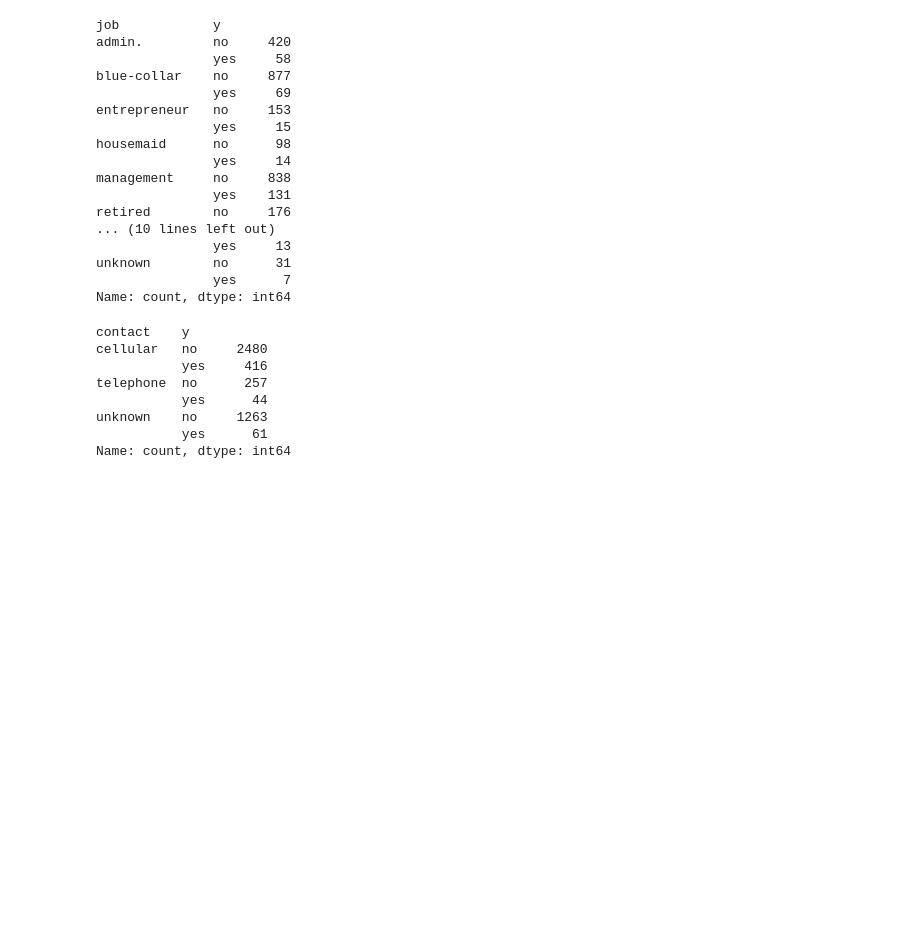
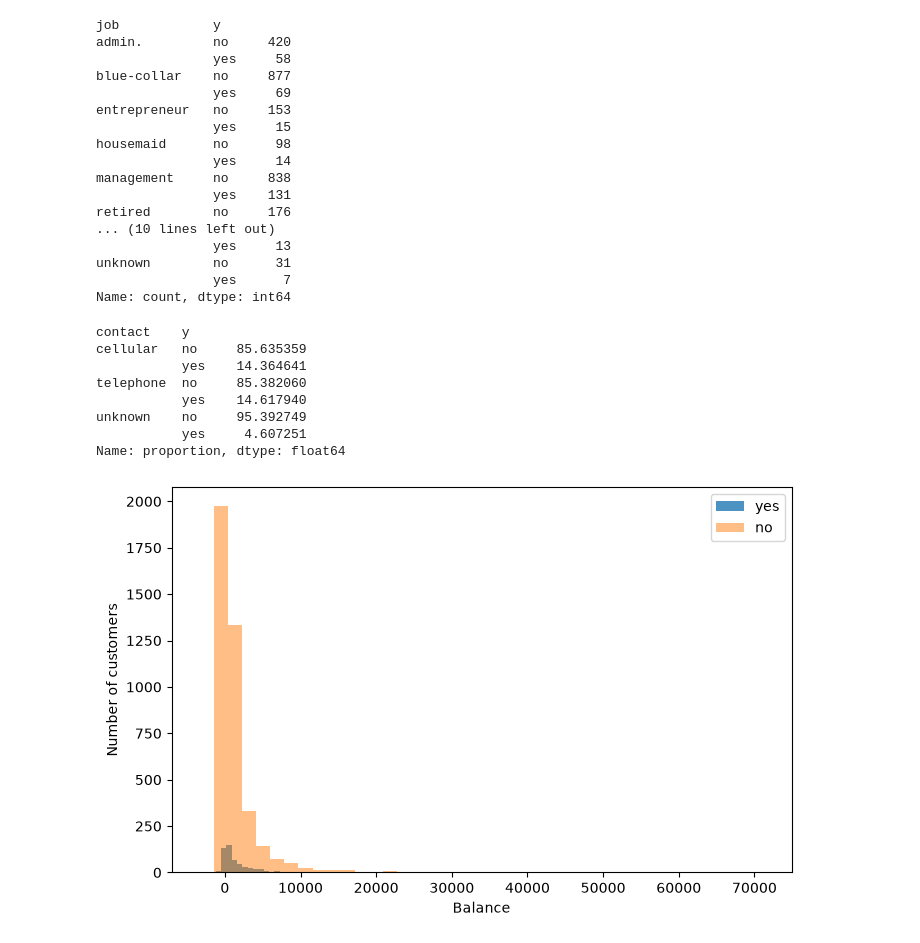
Before and after one commit to Kartikshard/Bank-Marketing, a Jupyter notebook: notebooks/01_EDA.ipynb, the cells around one changed output. Saved outputs shown, nothing was run; the diff lists cells and outputs as text; code cells hidden in the pictures; blank space fills up the shorter version.

Commit message:
feat():compared balance distribution in case of yes or no

```diff
--- a/notebooks/01_EDA.ipynb
+++ b/notebooks/01_EDA.ipynb
@@ -451,13 +451,24 @@ unknown        no      31
 Name: count, dtype: int64
 # %%
 #relation between contact type and yes
-data.groupby('contact')['y'].value_counts()
+data.groupby('contact')['y'].value_counts(normalize=True)*100
 # %% [output]
 contact    y
-cellular   no     2480
-           yes     416
-telephone  no      257
-           yes      44
-unknown    no     1263
-           yes      61
-Name: count, dtype: int64
+cellular   no     85.635359
+           yes    14.364641
+telephone  no     85.382060
+           yes    14.617940
+unknown    no     95.392749
+           yes     4.607251
+Name: proportion, dtype: float64
+# %%
+#spread of column balance
+plt.figure(figsize=(8,5))
+plt.hist(data[data['y']=='yes']['balance'],bins=40,alpha=0.8,label='yes')
+plt.hist(data[data['y']=='no']['balance'],bins=40,alpha=0.5,label='no')
+plt.xlabel('Balance')
+plt.ylabel('Number of customers')
+plt.legend()
+plt.show()
+# %% [output]
+[figure, added]
```
Also changed, not shown: parts of 1 cell of this notebook.
